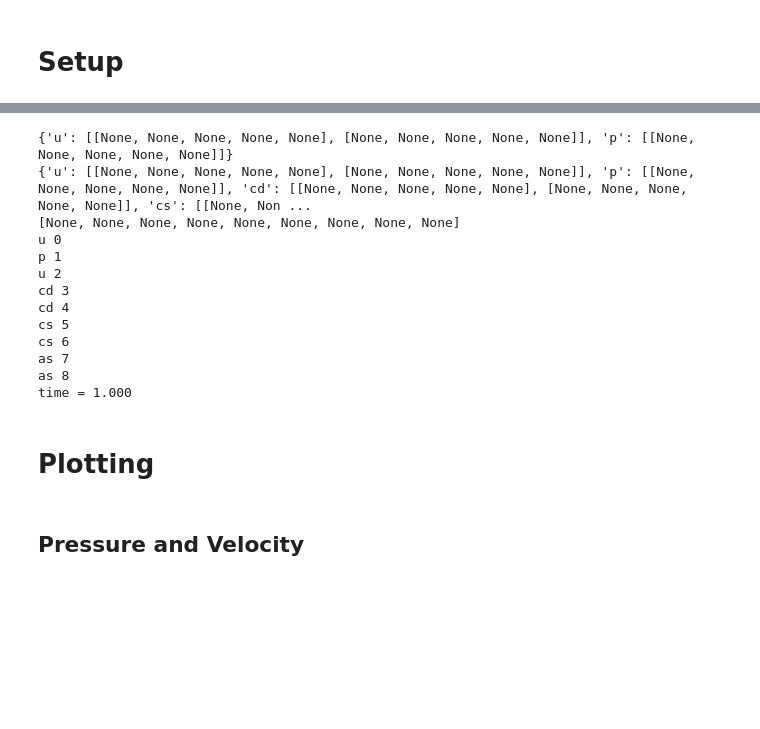
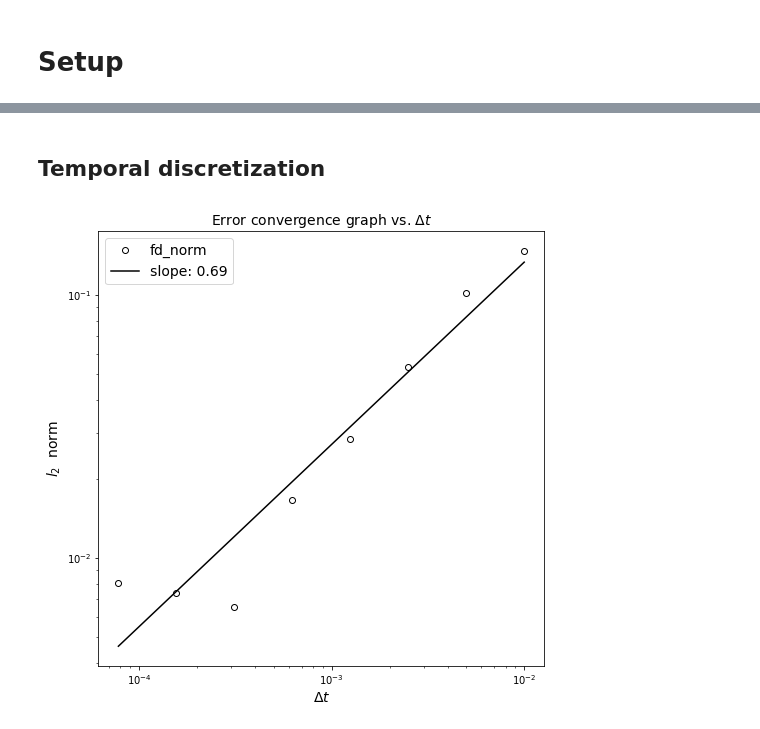
Before and after one commit to msc-acse/acse-9-independent-research-project-kmei92, a Jupyter notebook: acse/fireframe/demo/MMS_transport_demo.ipynb, the cells around one changed output, grey strips where cells are left out. Drawn from its saved outputs; the diff is of its cells as text; code cells hidden in the pictures; blank space fills up the shorter version.

```diff
--- a/acse/fireframe/demo/MMS_transport_demo.ipynb
+++ b/acse/fireframe/demo/MMS_transport_demo.ipynb
@@ -50,51 +114,35 @@ class pde_solver(PDESystem):
+# %% [markdown]
+## Temporal discretization
 # %%
+# update the parameters
 solver_parameters = recursive_update(solver_parameters,
 {
-'space': {'u': fd.VectorFunctionSpace, 'cs': fd.MixedFunctionSpace, 'cd' : fd.MixedFunctionSpace, 'as' : fd.MixedFunctionSpace},
-'degree': {'u': 2, 'p': 1, 'cs': 1, 'cd' : 1, 'as' : 1},
-'order' : {'u': 1, 'p': 1, 'cs' : 2, 'cd' : 2, 'as' : 2, 'cdcsas' : 2},
-'linear_solver': {'u': 'gmres', 'p': 'gmres', 'cs': 'gmres', 'cd': 'gmres', 'as': 'gmres'},
-'subsystem_class' : {'up': navier_stokes, 'cdcsas' : radio_transport_mms},
-'precond': {'u': 'sor', 'p' : 'sor', 'cs': 'sor', 'cd': 'sor', 'as': 'sor'},
-'dt' : 0.0005,
-'T': 1.0
-}
-)
+'space': {'u': fd.VectorFunctionSpace, 'c': fd.MixedFunctionSpace, 'd' : fd.MixedFunctionSpace},
+'degree': {'u': 2},
+'order' : {'c': 3, 'd':3},
+'ksp_type': {'u': 'gmres', 'p': 'gmres',  'c': 'gmres', 'd':'gmres'},
+'precond': {'u': 'sor', 'p' : 'sor', 'c': 'sor', 'd':'gmres'},
+'dt' : 0.01,
+'T' : 0.1})
 
-#define mesh
-mesh = fd.Mesh("../../../meshes/step.msh")
+#load mesh
+mesh = fd.Mesh("../../meshes/step1.msh")
+deltat = [0.01 / (2**i) for i in range(8)]
 
-# add subsystems
+# add subsystems for navier stokes and radio_transport
 solver = pde_solver([['u', 'p']], mesh, solver_parameters)
-solver.add_subsystem(['cd', 'cs', 'as'], solver_parameters)
-#setup system and define subsystems
+# solver.add_subsystem(['cd', 'cs', 'as'], solver_parameters)
+solver.add_subsystem(['c', 'd'], solver_parameters)
+#setup constants
 solver.setup_constants()
-solver.define(['u', 'p', 'u'], 'up')
-solver.define(['cd', 'cs', 'as'], 'cdcsas')
+# define subsystems and variable sequence
+solver.define(['u', 'p', 'u'], 'up', navier_stokes)
+solver.define(['c', 'd'], 'cd', radio_transport_coupled_mms)
+# setup boundary conditions
 solver.setup_bcs()
 
-#setup initial condition
-x, y = fd.SpatialCoordinate(mesh)
-c = fd.exp(x*y*solver.t)
-solver.setup_initial('cd_n', c, mixedspace=True, index=0)
-
-#solve
-solver.solve(time_update=True)
+x, y, t = sy.symbols(('x', 'y', 't'))
+expr = sy.exp(x*y*t)
+solver.test_mms('c', expr, temporal=True, f_dict={"exp":fd.exp}, dt_list=deltat, plot=True, index=0)
 # %% [output]
-{'u': [[None, None, None, None, None], [None, None, None, None, None]], 'p': [[None, None, None, None, None]]}
-{'u': [[None, None, None, None, None], [None, None, None, None, None]], 'p': [[None, None, None, None, None]], 'cd': [[None, None, None, None, None], [None, None, None, None, None]], 'cs': [[None, Non ...
-[None, None, None, None, None, None, None, None, None]
-u 0
-p 1
-u 2
-cd 3
-cd 4
-cs 5
-cs 6
-as 7
-as 8
-time = 1.000
+[figure, added]
-# %% [markdown]
-# Plotting
-# %% [markdown]
-## Pressure and Velocity
```
Also changed, not shown: parts of 26 cells of this notebook, 6 other files.
